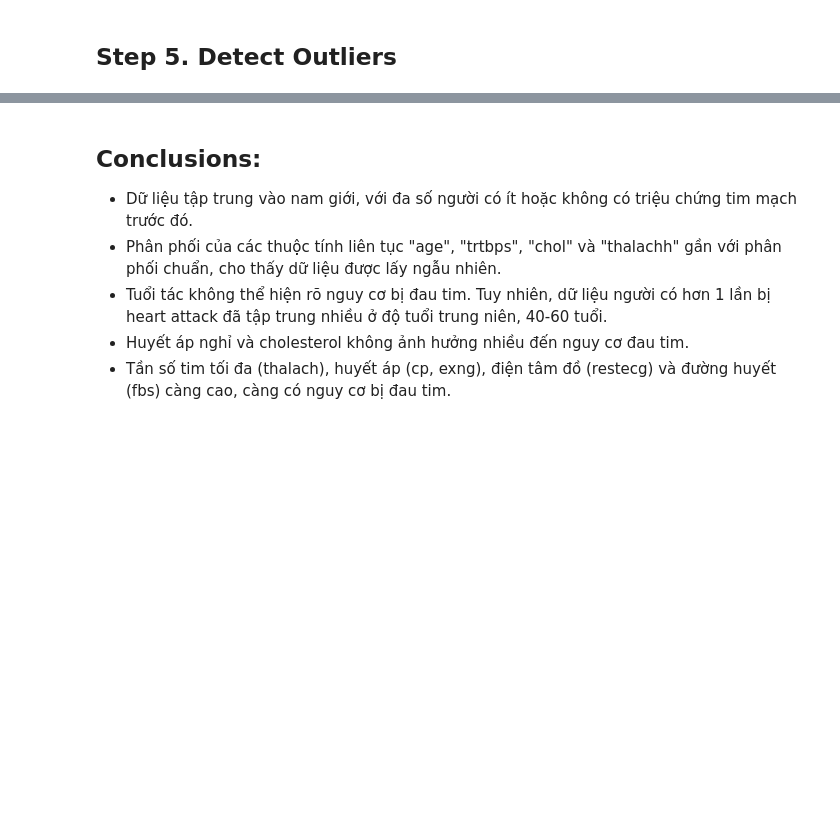
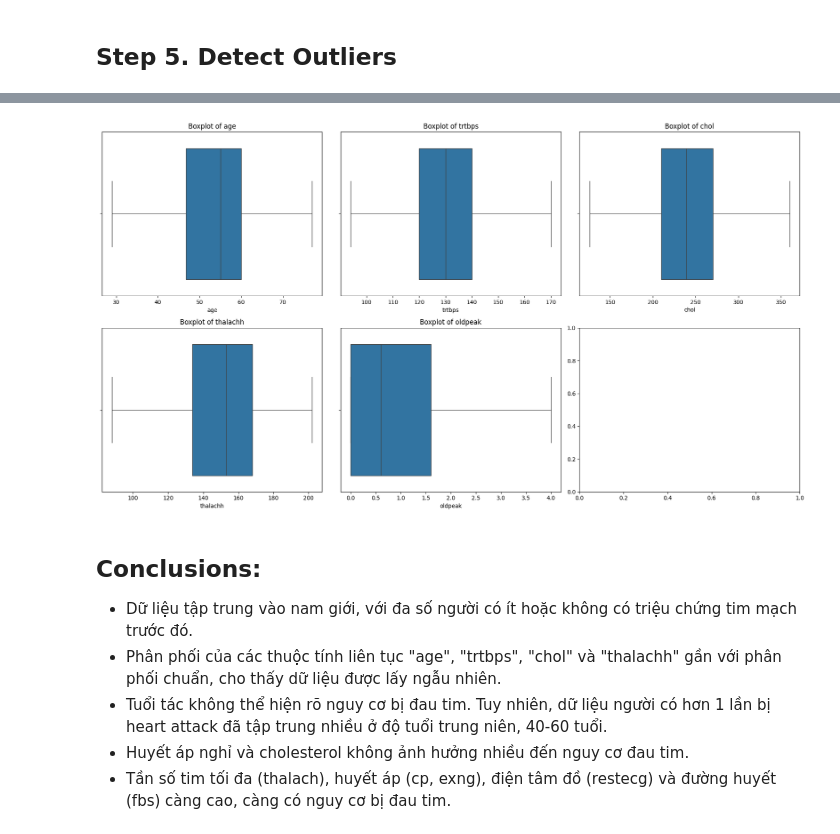
Before and after one commit to vohoa2004/AI2-EDA, a Jupyter notebook: AI2_EDA.ipynb, the cells around one changed output, grey strips where cells are left out. Saved outputs shown, nothing was run; the diff lists cells and outputs as text; code cells hidden in the pictures; blank space fills up the shorter version.

```diff
--- a/AI2_EDA.ipynb
+++ b/AI2_EDA.ipynb
@@ -321,10 +321,3 @@ Pair plot:
  Because in step 1, I found no missing values in this dataset, so this step can be skip in this scenario.
 # %% [markdown]
 ## Step 5. Detect Outliers
-# %%
-# Boxplot for outlier detection in continuous features
-for feature in continuous_features:
-    plt.figure(figsize=(10, 6))
-    sns.boxplot(df[feature])
-    plt.title(f'Boxplot of {feature}')
-    plt.show()
@@ -337,3 +324,17 @@ for feature in continuous_features:
+# %%
+fig, axes = plt.subplots(nrows=2, ncols=3, figsize=(18, 10))
+
+for i, feature in enumerate(continuous_features):
+    row = i // 3
+    col = i % 3
+    sns.boxplot(x=df[feature], ax=axes[row, col])
+    axes[row, col].set_title(f'Boxplot of {feature}')
+    axes[row, col].set_xlabel(feature)
+
+plt.tight_layout()
+plt.show()
+# %% [output]
+[figure, added]
 # %%
 # Remove outliers
 for feature in continuous_features:
```
Also changed, not shown: parts of 1 cell of this notebook.
